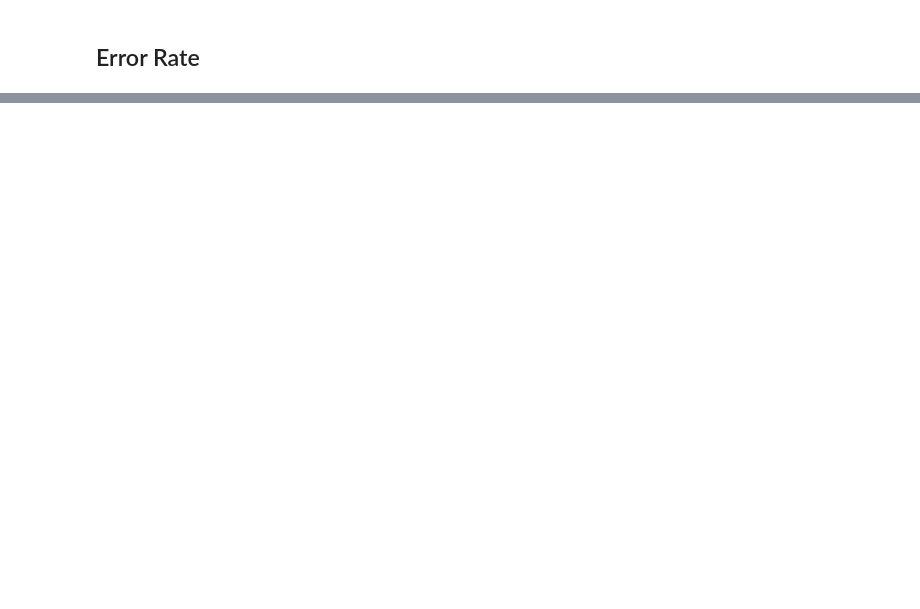
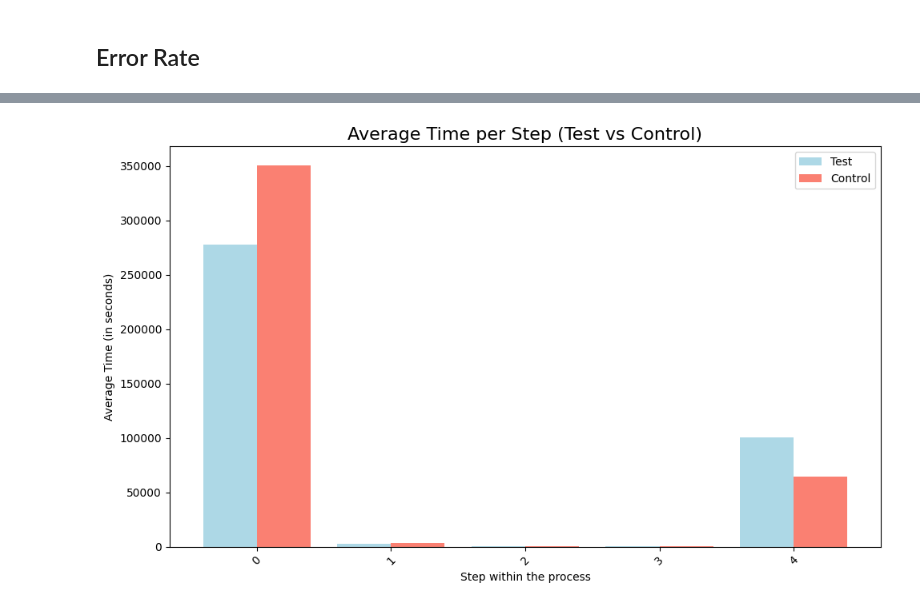
Before and after one commit to bruhu/vanguard-cx-project, a Jupyter notebook: notebooks/bru/kpi_calculations.ipynb, the cells around one changed output, grey strips where cells are left out. Drawn from its saved outputs; the diff is of its cells as text; code cells hidden in the pictures; blank space fills up the shorter version.

```diff
--- a/notebooks/bru/kpi_calculations.ipynb
+++ b/notebooks/bru/kpi_calculations.ipynb
@@ -482,0 +573,19 @@ Total number of errors across all clients: 13522
+# %%
+def plot_avg_time_per_step(test_avg_time_per_step, control_avg_time_per_step):
+    test_avg_time_seconds = test_avg_time_per_step.dt.total_seconds().round() # convert to seconds
+    control_avg_time_seconds = control_avg_time_per_step.dt.total_seconds().round()
+
+    time_data = {
+        'Process Step': test_avg_time_per_step.index,
+        'Test': test_avg_time_seconds.values,
+        'Control': control_avg_time_seconds.values
+    }
+    time_df = pd.DataFrame(time_data)
+
+    time_df.set_index('Process Step').plot(kind='bar', figsize=(10, 6), width=0.8, color=['lightblue', 'salmon'])
+    plt.title('Average Time per Step (Test vs Control)', fontsize=16)
+    plt.ylabel('Average Time (in seconds)')
+    plt.xlabel('Step within the process')
+    plt.xticks(rotation=45)
+    plt.tight_layout()
+    plt.show()
@@ -482,0 +629,4 @@ Total number of errors across all clients: 13522
+# %%
+plot_avg_time_per_step(test_avg_time_per_step, control_avg_time_per_step)
+# %% [output]
+[figure, added]
```
Also changed, not shown: parts of 22 cells of this notebook, 1 other file.
